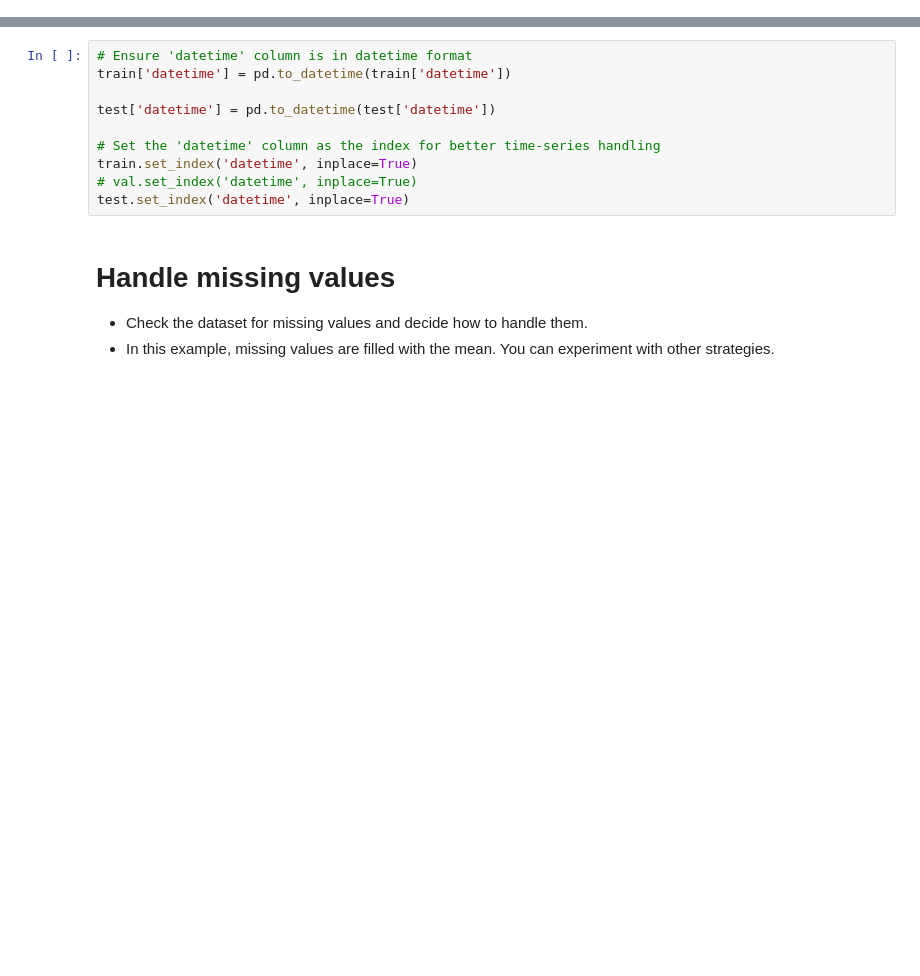
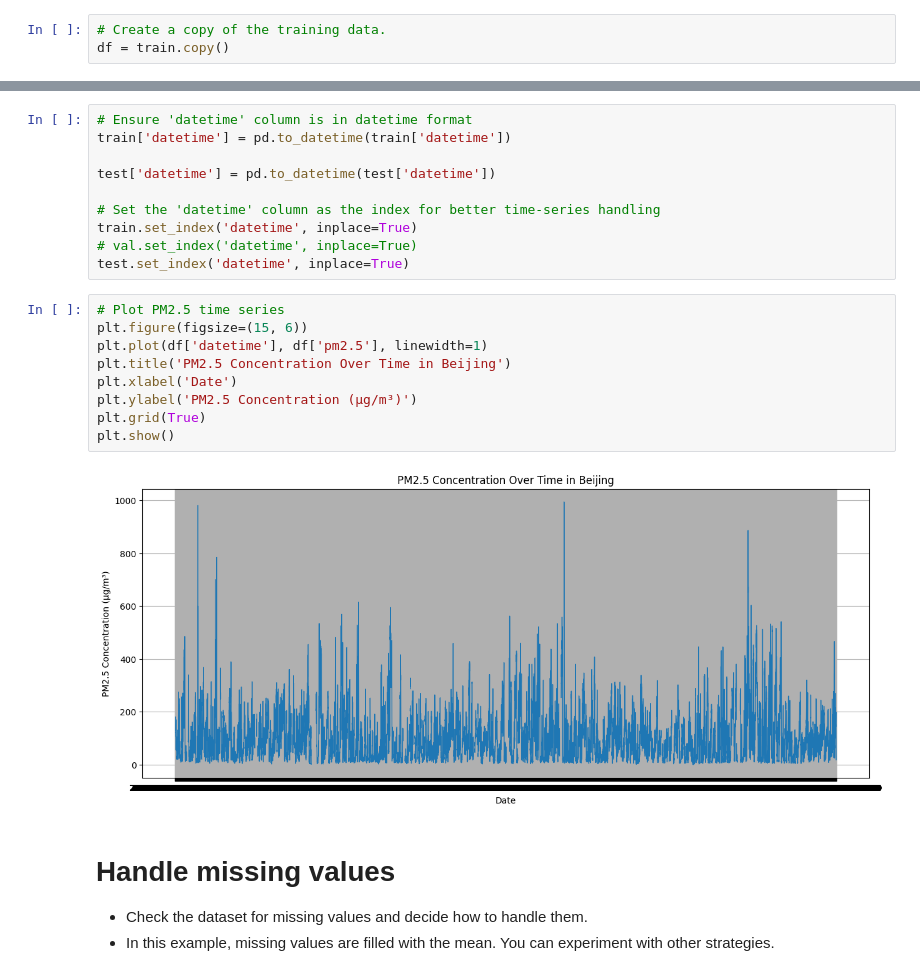
Before and after one commit to tuyishimejohnson/time-series-forecasting, a Jupyter notebook: air_quality_forecasting_starter_code.ipynb, the cells around one changed output, grey strips where cells are left out. Drawn from its saved outputs; the diff is of its cells as text; blank space fills up the shorter version.

```diff
--- a/air_quality_forecasting_starter_code.ipynb
+++ b/air_quality_forecasting_starter_code.ipynb
@@ -46,6 +46,9 @@ Training Data Overview:
 | 2 | 3 | -1.580878 | -1.922250 | 0.248559 | -0.343514 | -0.069353 | -0.137667 | 2010-01-01 02:00:00 | 1.448138 | -0.732019 | -0.522096 | ... |
 | 3 | 4 | -1.580878 | -2.168183 | 0.248559 | -0.280926 | -0.069353 | -0.137667 | 2010-01-01 03:00:00 | 1.448138 | -0.732019 | -0.522096 | ... |
 | 4 | 5 | -1.511594 | -2.004228 | 0.151174 | -0.218339 | -0.069353 | -0.137667 | 2010-01-01 04:00:00 | 1.448138 | -0.732019 | -0.522096 | ... |
+# %%
+# Create a copy of the training data.
+df = train.copy()
 # %%
 train.columns
 # %% [output]
@@ -62,6 +65,17 @@ test['datetime'] = pd.to_datetime(test['datetime'])
 train.set_index('datetime', inplace=True)
 # val.set_index('datetime', inplace=True)
 test.set_index('datetime', inplace=True)
+# %%
+# Plot PM2.5 time series
+plt.figure(figsize=(15, 6))
+plt.plot(df['datetime'], df['pm2.5'], linewidth=1)
+plt.title('PM2.5 Concentration Over Time in Beijing')
+plt.xlabel('Date')
+plt.ylabel('PM2.5 Concentration (μg/m³)')
+plt.grid(True)
+plt.show()
+# %% [output]
+[figure, added]
 # %% [markdown]
 # Handle missing values
 
```
Also changed, not shown: parts of 8 cells of this notebook, 1 other file.
